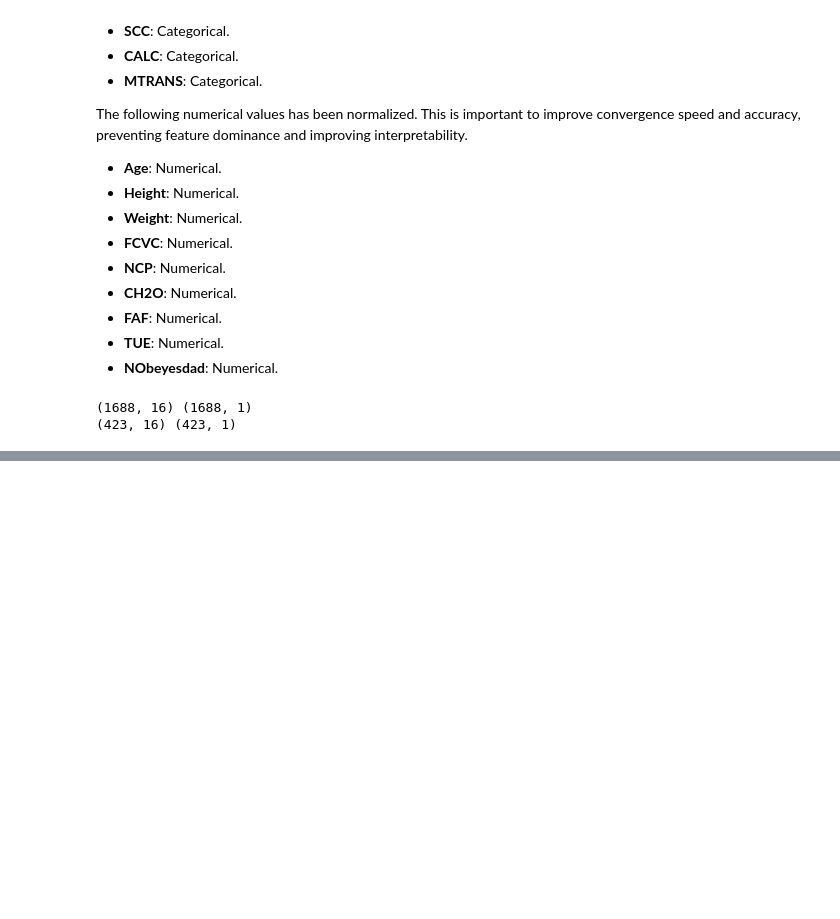
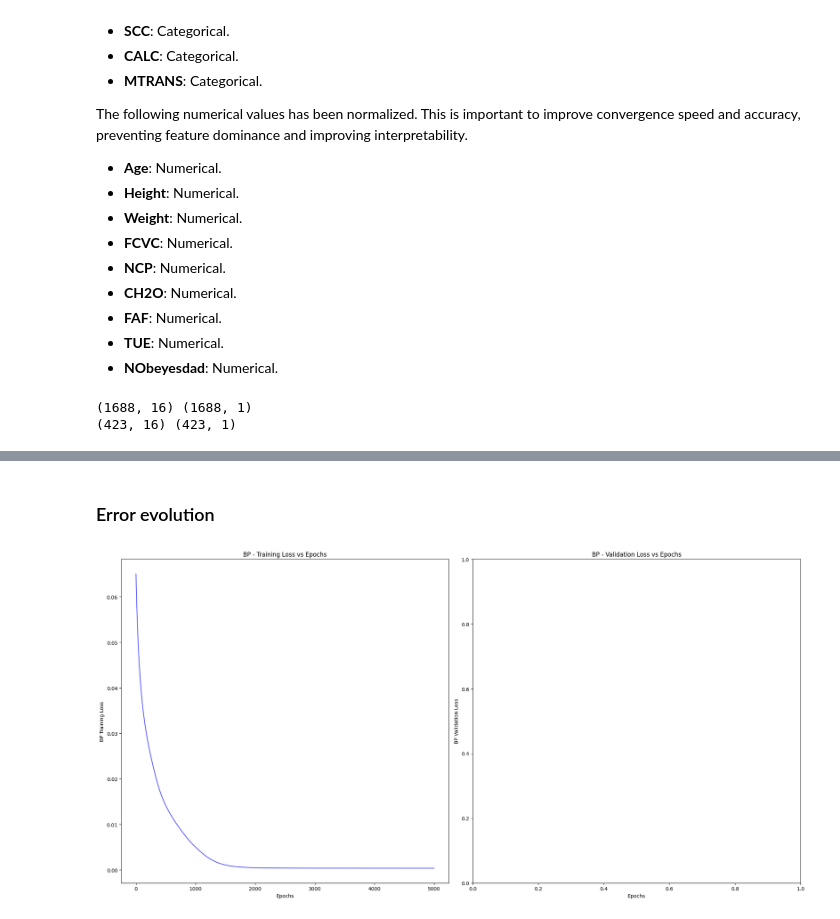
Before and after one commit to novella93/NEC_A1, a Jupyter notebook: A1.ipynb, the cells around one changed output, grey strips where cells are left out. Cells and saved outputs as stored; diff of their text form; code cells hidden in the pictures; blank space fills up the shorter version.

```diff
--- a/A1.ipynb
+++ b/A1.ipynb
@@ -440,0 +565,27 @@ Predictions have been written to predictions.txt
+# %% [markdown]
+### Error evolution
+# %%
+# Create a figure and axes for the plots
+fig, axs = plt.subplots(1, 2, figsize=(20, 10))  # 1 row, 3 columns of plots
+
+# Training loss
+bp_training_loss = bp_nn.loss_epochs()
+axs[0].plot(range((5000)), bp_training_loss[:5000], color='blue', alpha=0.7)
+axs[0].set_title("BP - Training Loss vs Epochs")
+axs[0].set_xlabel("Epochs")
+axs[0].set_ylabel("BP Training Loss")
+
+# Validation loss
+# bp_validation_loss = 0
+# axs[1].plot(range((5000)), bp_loss[:5000], color='blue', alpha=0.7)
+axs[1].set_title("BP - Validation Loss vs Epochs")
+axs[1].set_xlabel("Epochs")
+axs[1].set_ylabel("BP Validation Loss")
+
+# Adjust layout for better spacing
+plt.tight_layout()
+
+# Show the plots
+plt.show()
+# %% [output]
+[figure, added]
```
Also changed, not shown: parts of 19 cells of this notebook, 2 other files.
